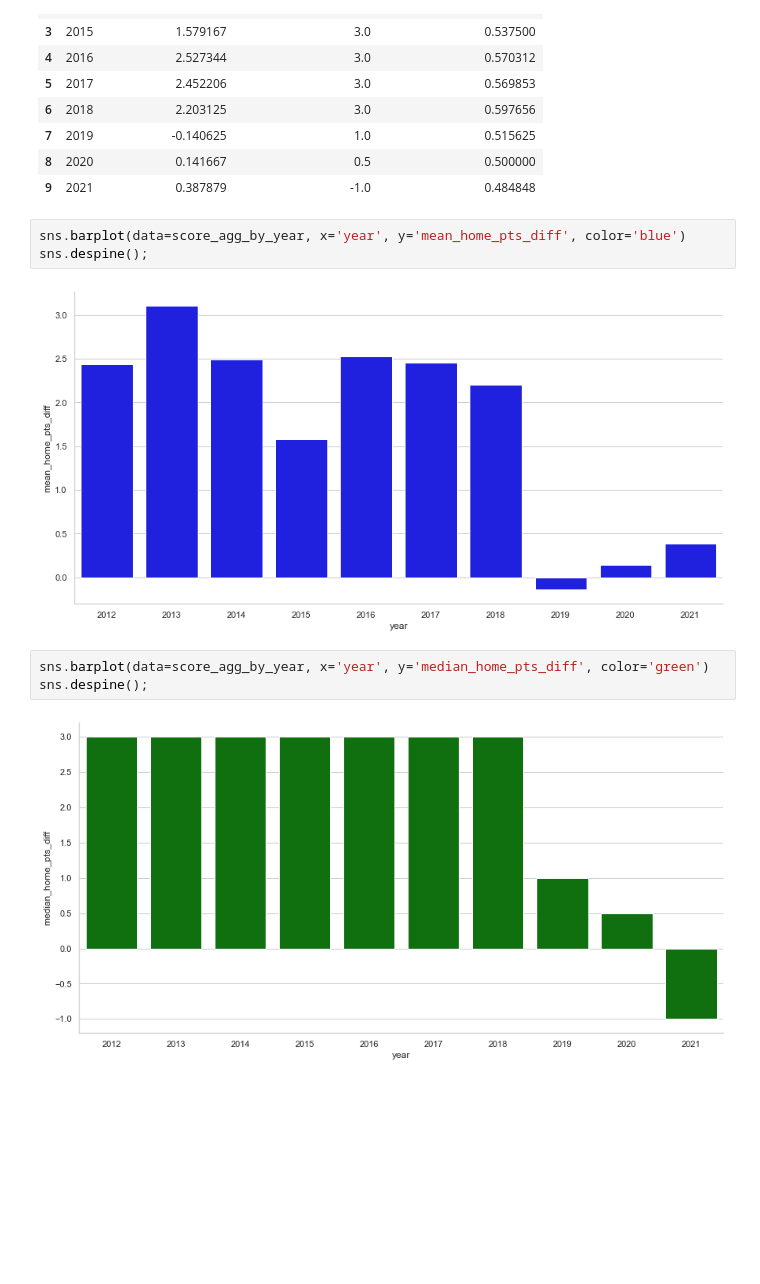
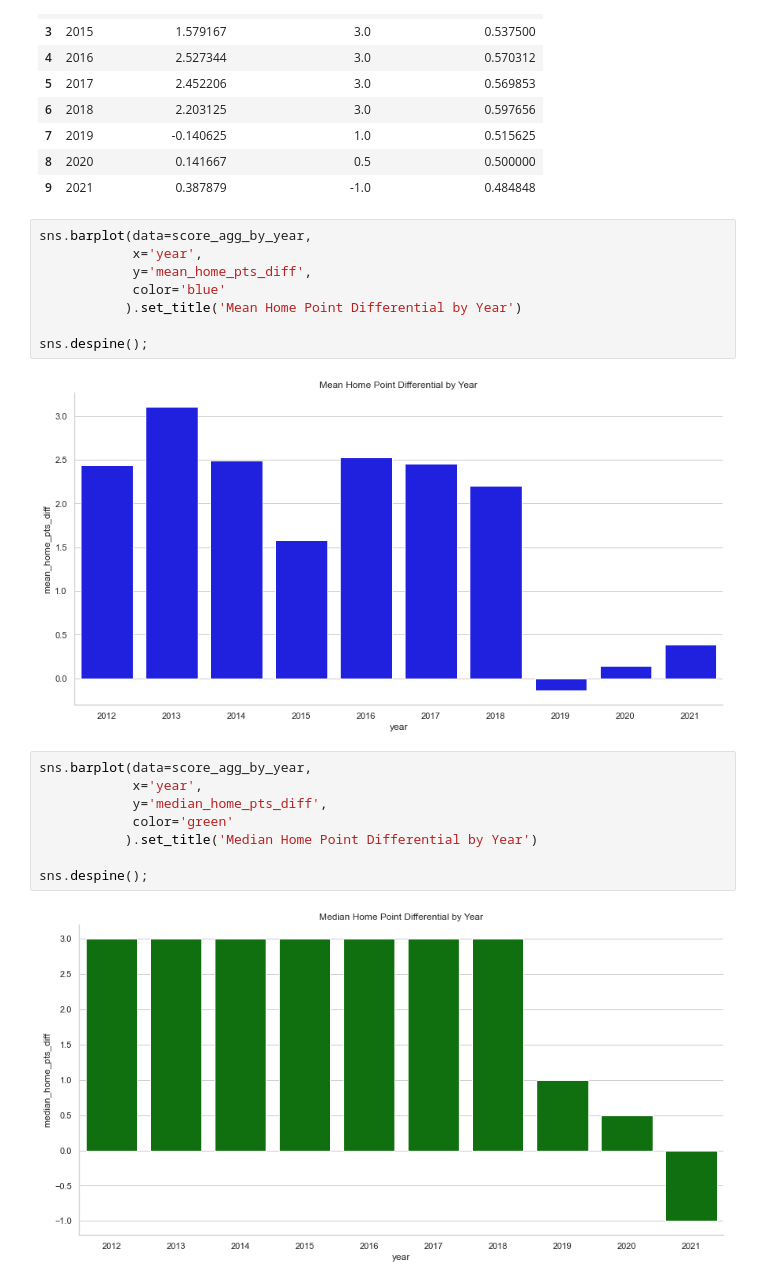
Before and after one commit to mtodisco10/sports-analytics, a Jupyter notebook: home-field-advantage/home_field_advantage.ipynb, the cells around one changed output. Drawn from its saved outputs; the diff is of its cells as text; blank space fills up the shorter version.

```diff
--- a/home-field-advantage/home_field_advantage.ipynb
+++ b/home-field-advantage/home_field_advantage.ipynb
@@ -52,13 +51,23 @@ score_agg_by_year
 | 8 | 2020 | 0.141667 | 0.5 | 0.500000 |
 | 9 | 2021 | 0.387879 | -1.0 | 0.484848 |
 # %%
-sns.barplot(data=score_agg_by_year, x='year', y='mean_home_pts_diff', color='blue')
+sns.barplot(data=score_agg_by_year,
+            x='year',
+            y='mean_home_pts_diff',
+            color='blue'
+           ).set_title('Mean Home Point Differential by Year')
+
 sns.despine();
 # %% [output]
-[figure, old version]
+[figure, new version]
 # %%
-sns.barplot(data=score_agg_by_year, x='year', y='median_home_pts_diff', color='green')
+sns.barplot(data=score_agg_by_year,
+            x='year',
+            y='median_home_pts_diff',
+            color='green'
+           ).set_title('Median Home Point Differential by Year')
+
 sns.despine();
 # %% [output]
-[figure, old version]
+[figure, new version]
 # %%
```
Also changed, not shown: parts of 6 cells of this notebook, 1 other file.
